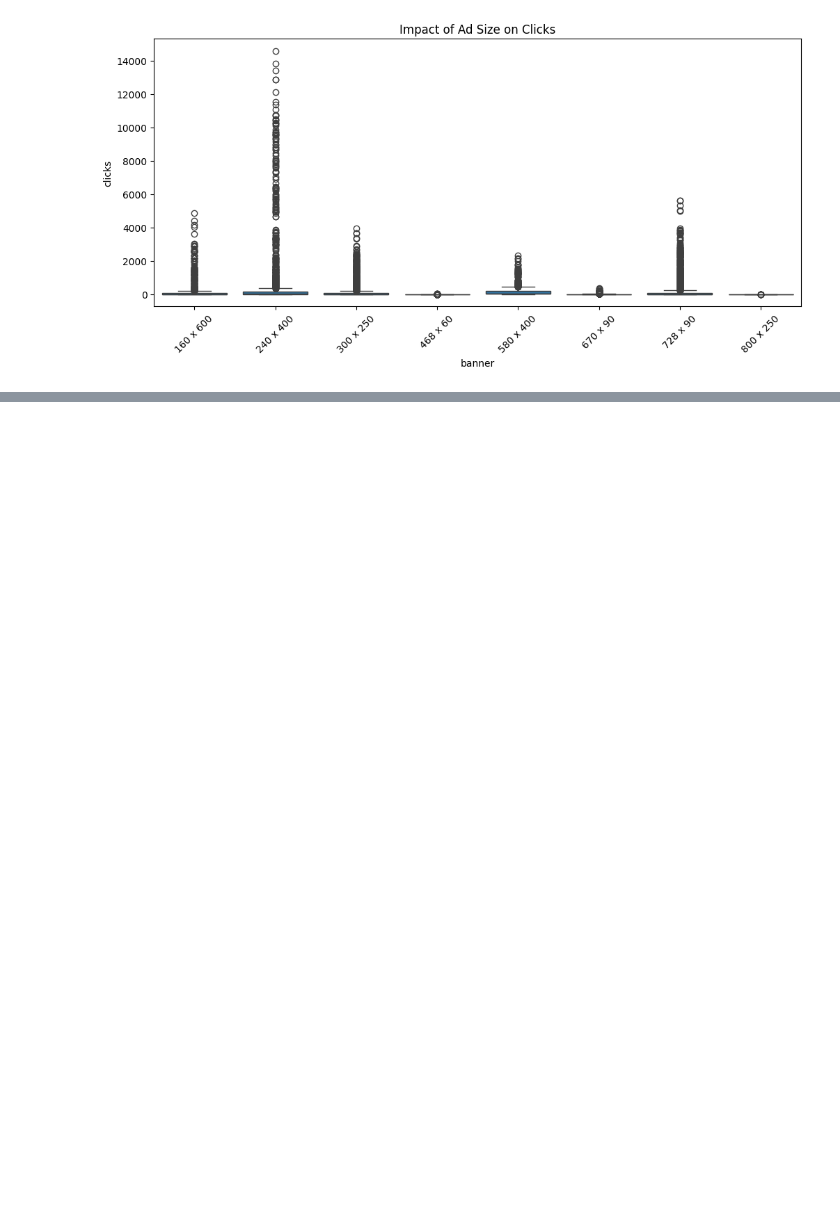
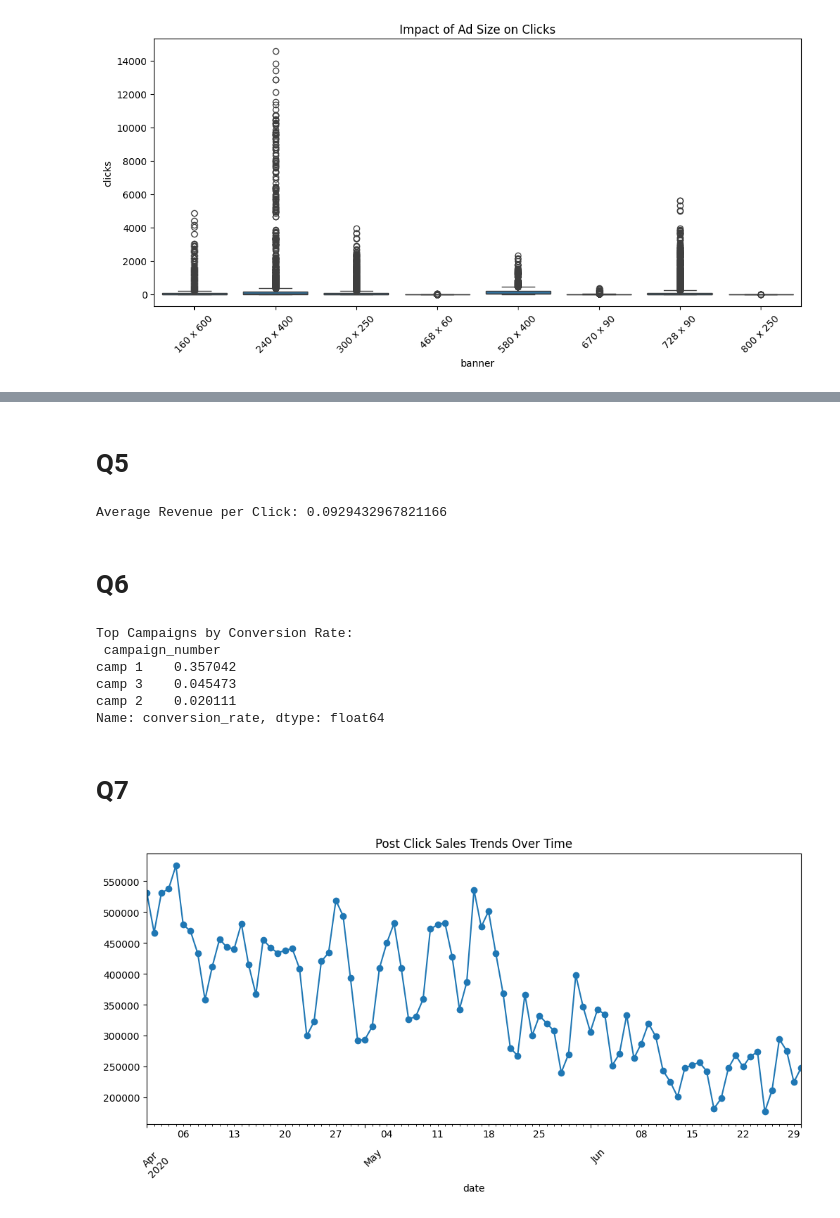
Before and after one commit to Jatin-s16/Digital-Marketing, a Jupyter notebook: Answer_file.ipynb, the cells around one changed output, grey strips where cells are left out. Drawn from its saved outputs; the diff is of its cells as text; code cells hidden in the pictures; blank space fills up the shorter version.

```diff
--- a/Answer_file.ipynb
+++ b/Answer_file.ipynb
@@ -82,0 +110,30 @@ plt.show()
+# %% [markdown]
+# Q5
+# %%
+df["revenue_per_click"] = df["revenue"] / df["clicks"].replace(0, np.nan)
+print("Average Revenue per Click:", df["revenue_per_click"].mean())
+# %% [output]
+Average Revenue per Click: 0.0929432967821166
+# %% [markdown]
+# Q6
+# %%
+df["conversion_rate"] = df["post_click_conversions"] / df["clicks"].replace(0, np.nan)
+campaign_conversion = df.groupby("campaign_number")["conversion_rate"].mean().sort_values(ascending=False)
+print("Top Campaigns by Conversion Rate:\n", campaign_conversion.head())
+# %% [output]
+Top Campaigns by Conversion Rate:
+ campaign_number
+camp 1    0.357042
+camp 3    0.045473
+camp 2    0.020111
+Name: conversion_rate, dtype: float64
+# %% [markdown]
+# Q7
+# %%
+plt.figure(figsize=(12,5))
+df.groupby("date")["post_click_sales_amount"].sum().plot(marker="o")
+plt.title("Post Click Sales Trends Over Time")
+plt.xticks(rotation=45)
+plt.show()
+# %% [output]
+[figure, added]
```
Also changed, not shown: parts of 26 cells of this notebook.
